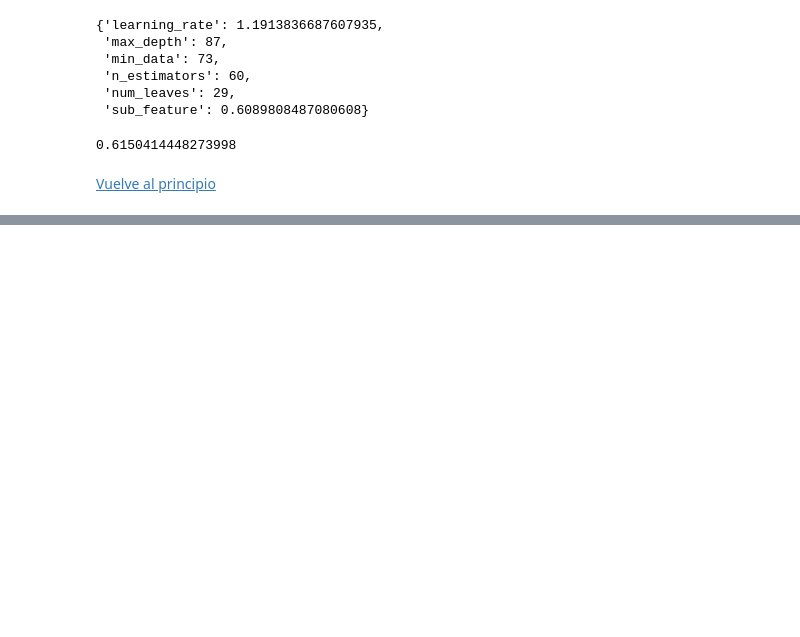
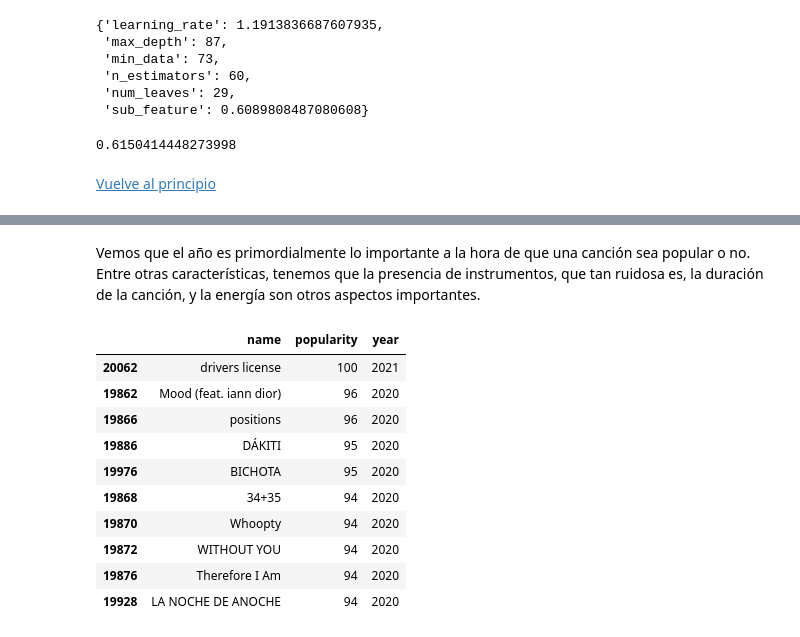
Before and after one commit to DanteBM/Spotify-popularity, a Jupyter notebook: notebooks/spotify.ipynb, the cells around one changed output, grey strips where cells are left out. Drawn from its saved outputs; the diff is of its cells as text; code cells hidden in the pictures; blank space fills up the shorter version.

```diff
--- a/notebooks/spotify.ipynb
+++ b/notebooks/spotify.ipynb
@@ -989,0 +1030,16 @@ search.best_score_
+# %% [markdown]
+Vemos que el año es primordialmente lo importante a la hora de que una canción sea popular o no. Entre otras características, tenemos que la presencia de instrumentos, que tan ruidosa es, la duración de la canción, y la energía son otros aspectos importantes.
+# %%
+data.sort_values("popularity", ascending=False)[["name","popularity", "year"]].head(10)
+# %% [output]
+|  | name | popularity | year |
+| 20062 | drivers license | 100 | 2021 |
+| 19862 | Mood (feat. iann dior) | 96 | 2020 |
+| 19866 | positions | 96 | 2020 |
+| 19886 | DÁKITI | 95 | 2020 |
+| 19976 | BICHOTA | 95 | 2020 |
+| 19868 | 34+35 | 94 | 2020 |
+| 19870 | Whoopty | 94 | 2020 |
+| 19872 | WITHOUT YOU | 94 | 2020 |
+| 19876 | Therefore I Am | 94 | 2020 |
+| 19928 | LA NOCHE DE ANOCHE | 94 | 2020 |
```
Also changed, not shown: parts of 74 cells of this notebook.
